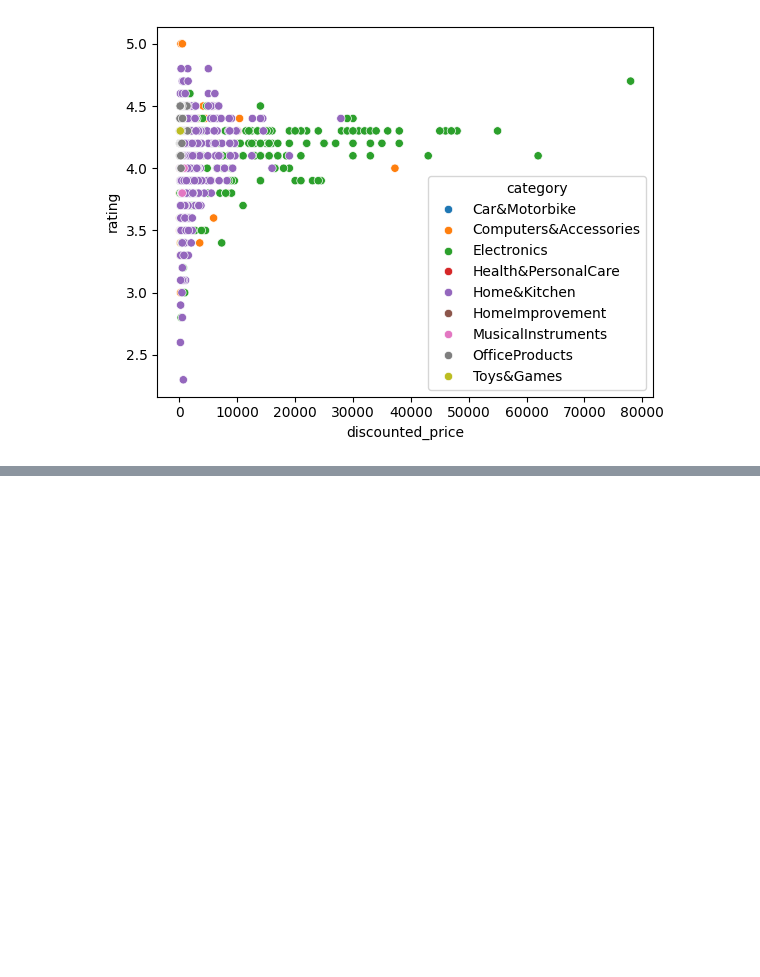
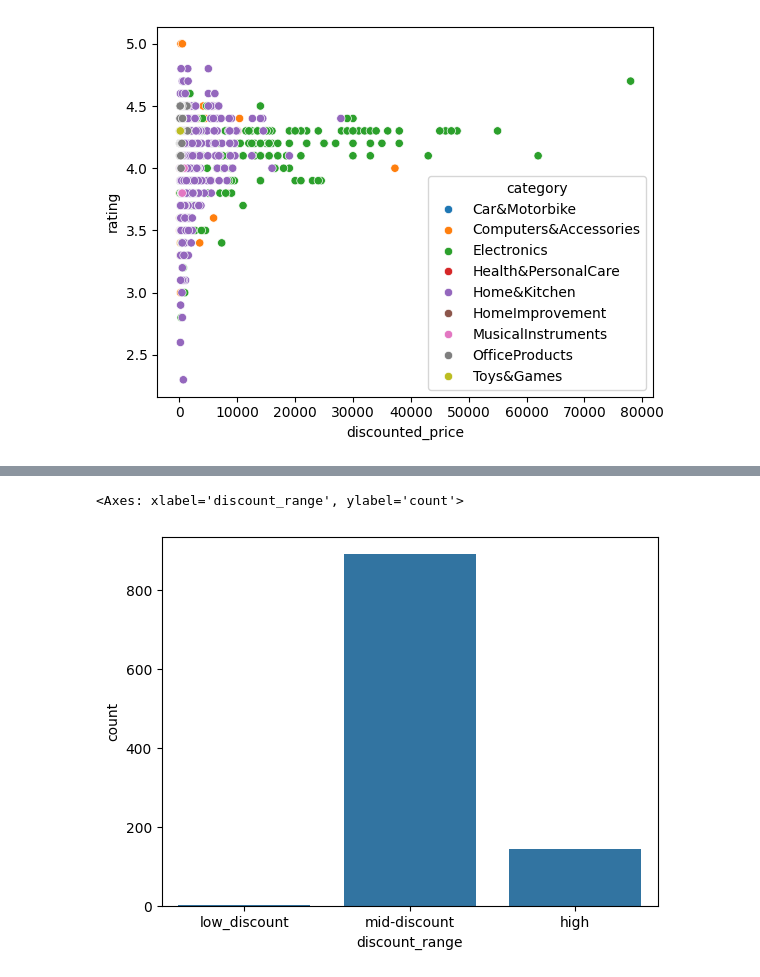
Before and after one commit to Shreeya555/AIML-Basics_Advanced, a Jupyter notebook: Amazon_Sales_Analysis_Jan26.ipynb, the cells around one changed output, grey strips where cells are left out. Drawn from its saved outputs; the diff is of its cells as text; code cells hidden in the pictures; blank space fills up the shorter version.

```diff
--- a/Amazon_Sales_Analysis_Jan26.ipynb
+++ b/Amazon_Sales_Analysis_Jan26.ipynb
@@ -289,0 +300,5 @@ sns.scatterplot(x='discounted_price', y='rating', hue='category', data =df)
+# %%
+df['discount_range']= pd.cut(df['discounted_price'],
+       bins=[0.0,50.0,399.0,1000.0],
+       labels=['low_discount','mid-discount','high', ]
+       )
@@ -289,0 +315,5 @@ sns.scatterplot(x='discounted_price', y='rating', hue='category', data =df)
+# %%
+sns.countplot(x='discount_range', data =df)
+# %% [output]
+<Axes: xlabel='discount_range', ylabel='count'>
+[figure, added]
```
Also changed, not shown: parts of 14 cells of this notebook.
